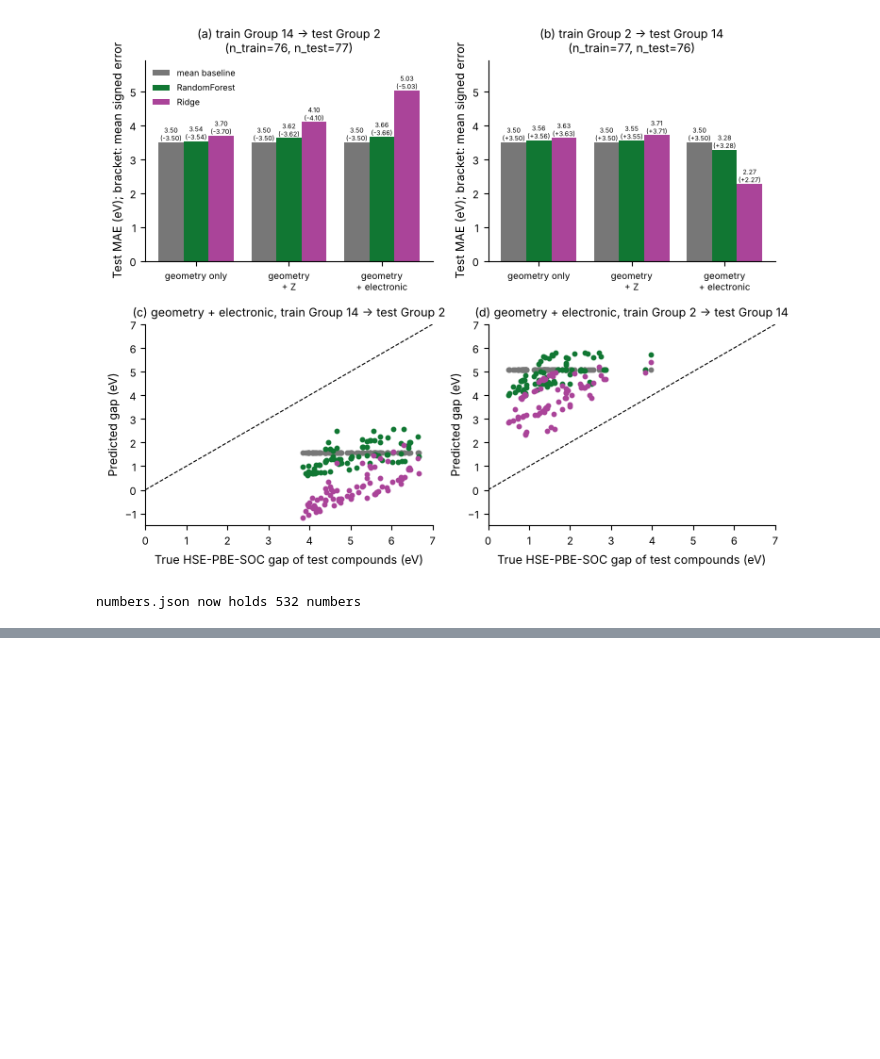
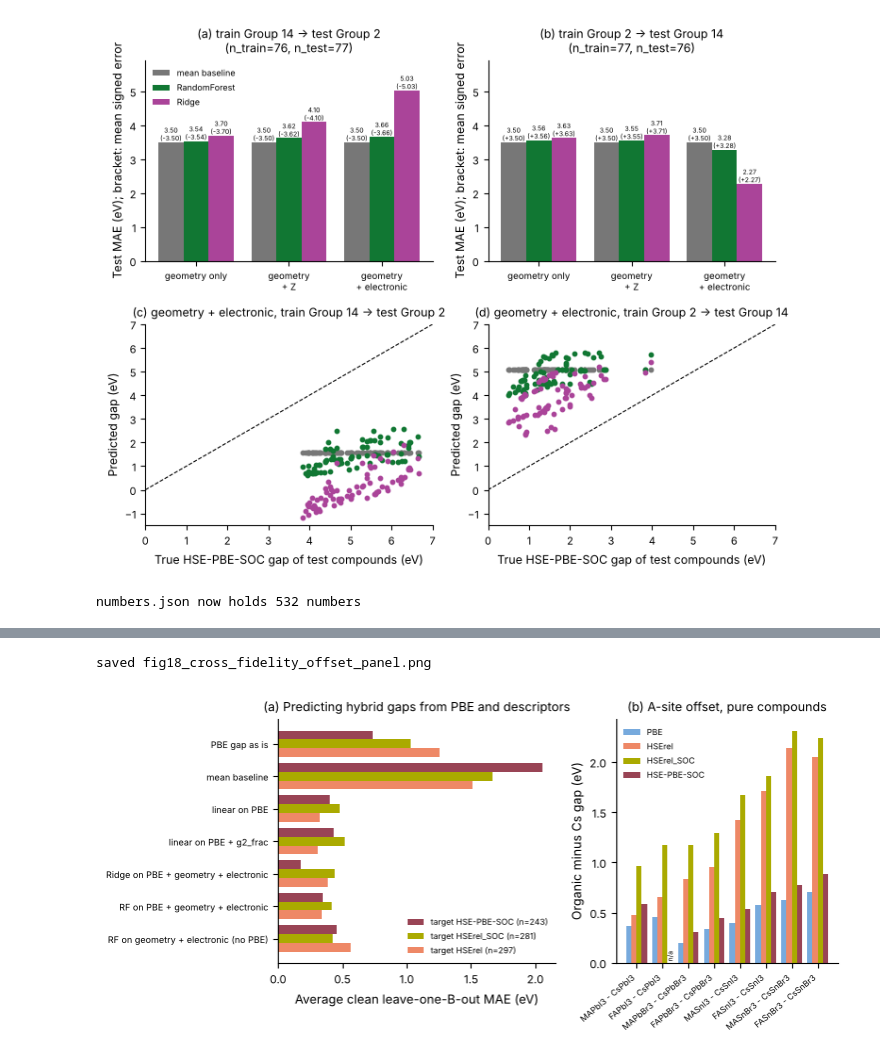
Before and after one commit to jatin-29/BTP-Perovskite, a Jupyter notebook: btp_perovskite.ipynb, the cells around one changed output, grey strips where cells are left out. Drawn from its saved outputs; the diff is of its cells as text; code cells hidden in the pictures; blank space fills up the shorter version.

Commit message:
Add stages 6-8: cross-fidelity, draft experimental comparison, robustness

```diff
--- a/btp_perovskite.ipynb
+++ b/btp_perovskite.ipynb
@@ -2425,0 +2569,45 @@ numbers.json now holds 532 numbers
+# %%
+# fig18: (a) cross-fidelity average MAE, (b) organic minus Cs offsets at each level
+fig, axes = plt.subplots(1, 2, figsize=(7.6, 3.6), gridspec_kw={"width_ratios": [1.25, 1]})
+ax = axes[0]
+approach_order = list(CROSS_APPROACHES)
+targets = ["HSE-PBE-SOC", "HSErel_SOC", "HSErel"]
+width = 0.27
+for offset, level in zip([-width, 0, width], targets):
+    values = [cross_table[(cross_table["target"] == level) & (cross_table["approach"] == a)]["average_MAE_eV"].iloc[0] for a in approach_order]
+    n_rows = cross_table[cross_table["target"] == level]["n_rows"].iloc[0]
+    ax.barh(np.arange(len(approach_order)) + offset, values, height=width, color=COLOR_LEVEL[level],
+            label="target %s (n=%d)" % (level, n_rows))
+ax.set_yticks(np.arange(len(approach_order)))
+ax.set_yticklabels(approach_order, fontsize=6.5)
+ax.invert_yaxis()
+ax.set_xlabel("Average clean leave-one-B-out MAE (eV)")
+ax.set_title("Predicting hybrid gaps from PBE and descriptors")
+ax.legend(frameon=False, fontsize=6, loc="lower right")
+panel_label(ax, "a")
+ax = axes[1]
+families = ["PbI3", "PbBr3", "SnI3", "SnBr3"]
+labels = [o + f + " - Cs" + f for f in families for o in ["MA", "FA"]]
+width = 0.2
+for index, level in enumerate(LEVELS):
+    values = []
+    for family in families:
+        for organic in ["MA", "FA"]:
+            match = offsets[(offsets["family"] == family) & (offsets["organic"] == organic) & (offsets["level"] == level)]
+            values.append(match["offset_eV"].iloc[0])
+    ax.bar(np.arange(len(labels)) + (index - 1.5) * width, np.nan_to_num(values), width=width, color=COLOR_LEVEL[level], label=level)
+    for position, value in zip(np.arange(len(labels)) + (index - 1.5) * width, values):
+        if not np.isfinite(value):
+            ax.text(position, 0.03, "n/a", rotation=90, fontsize=5, ha="center")
+ax.axhline(0, color="black", linewidth=0.6)
+ax.set_xticks(np.arange(len(labels)))
+ax.set_xticklabels(labels, fontsize=6, rotation=40, ha="right")
+ax.set_ylabel("Organic minus Cs gap (eV)")
+ax.set_title("A-site offset, pure compounds")
+ax.legend(frameon=False, fontsize=6)
+panel_label(ax, "b")
+fig.tight_layout()
+save_fig(fig, "fig18_cross_fidelity_offset_panel")
+# %% [output]
+saved fig18_cross_fidelity_offset_panel.png
+[figure, added]
```
Also changed, not shown: parts of 15 cells of this notebook, 23 other files.
